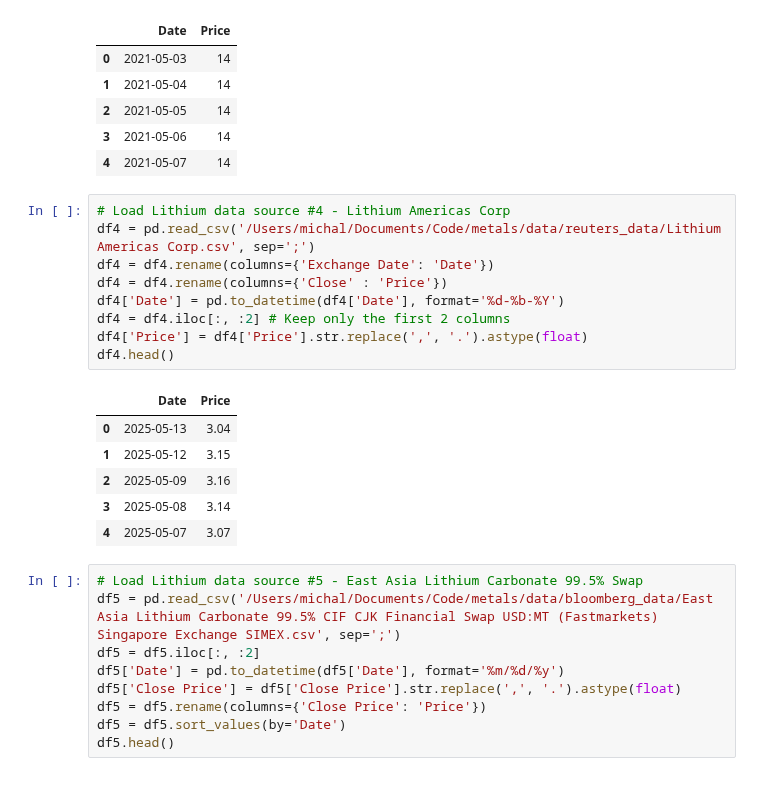
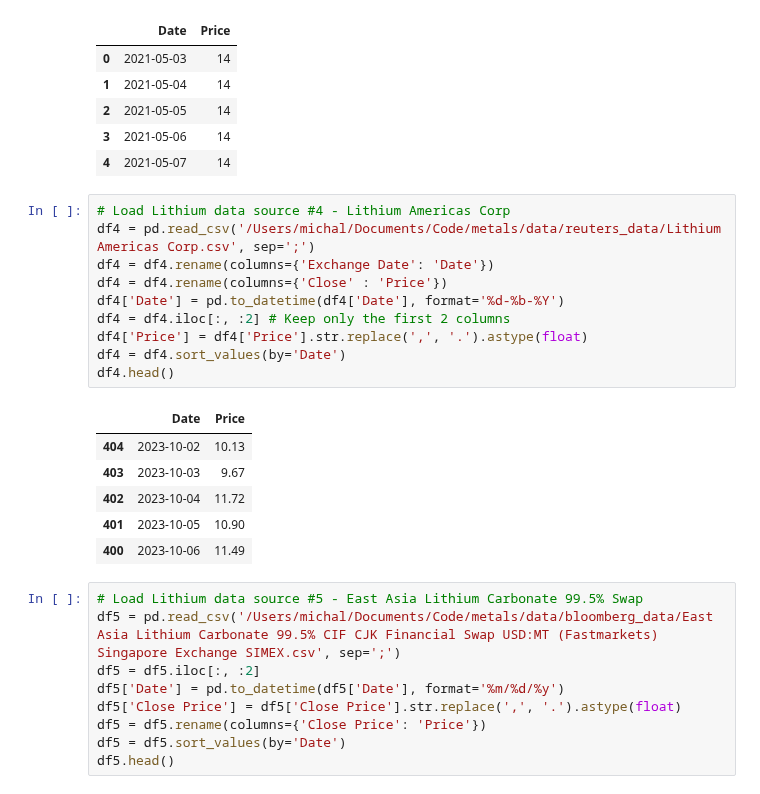
Before and after one commit to Doosheck/metals, a Jupyter notebook: data_overview.ipynb, the cells around one changed output. Cells and saved outputs as stored; diff of their text form.

```diff
--- a/data_overview.ipynb
+++ b/data_overview.ipynb
@@ -54,19 +54,20 @@ df3.head()
 # %%
 # Load Lithium data source #4 - Lithium Americas Corp
 df4 = pd.read_csv('/Users/michal/Documents/Code/metals/data/reuters_data/Lithium Americas Corp.csv', sep=';')
 df4 = df4.rename(columns={'Exchange Date': 'Date'})
 df4 = df4.rename(columns={'Close' : 'Price'})
 df4['Date'] = pd.to_datetime(df4['Date'], format='%d-%b-%Y')
 df4 = df4.iloc[:, :2] # Keep only the first 2 columns
 df4['Price'] = df4['Price'].str.replace(',', '.').astype(float)
+df4 = df4.sort_values(by='Date')
 df4.head()
 # %% [output]
 |  | Date | Price |
-| 0 | 2025-05-13 | 3.04 |
-| 1 | 2025-05-12 | 3.15 |
-| 2 | 2025-05-09 | 3.16 |
-| 3 | 2025-05-08 | 3.14 |
-| 4 | 2025-05-07 | 3.07 |
+| 404 | 2023-10-02 | 10.13 |
+| 403 | 2023-10-03 | 9.67 |
+| 402 | 2023-10-04 | 11.72 |
+| 401 | 2023-10-05 | 10.90 |
+| 400 | 2023-10-06 | 11.49 |
 # %%
 # Load Lithium data source #5 - East Asia Lithium Carbonate 99.5% Swap
 df5 = pd.read_csv('/Users/michal/Documents/Code/metals/data/bloomberg_data/East Asia Lithium Carbonate 99.5% CIF CJK Financial Swap USD:MT (Fastmarkets) Singapore Exchange SIMEX.csv', sep=';')
```
Also changed, not shown: parts of 3 cells of this notebook.
